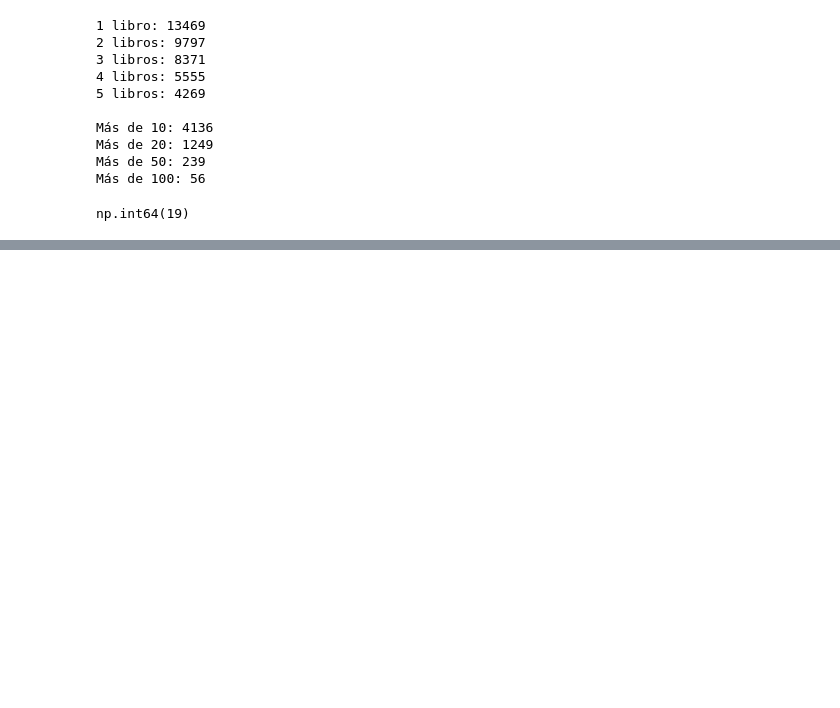
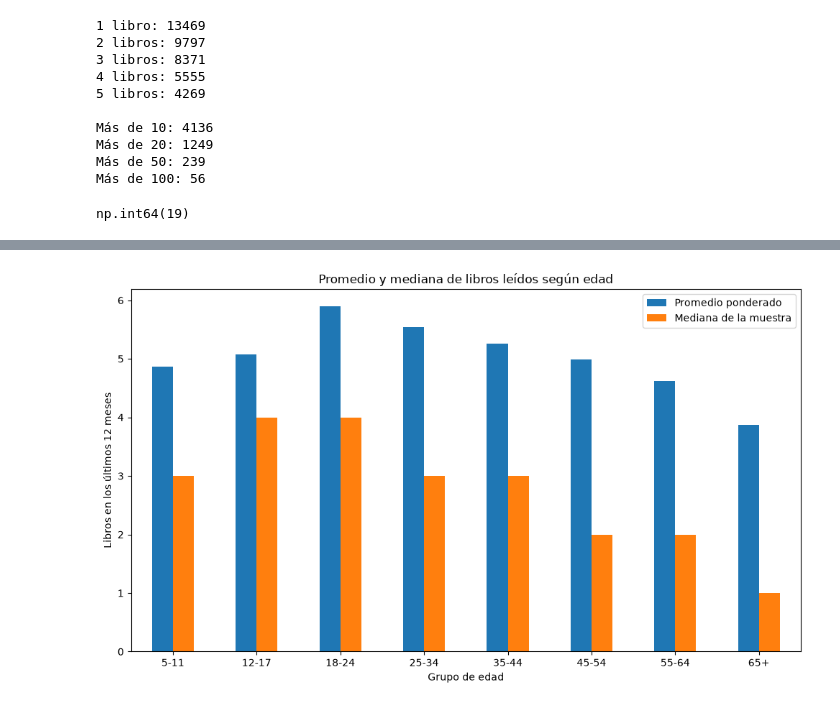
Before and after one commit to juanchocor/Colombia_en_datos, a Jupyter notebook: episodios/005_pruebas_pisa/notebooks/001_exploracion_inicial.ipynb, the cells around one changed output, grey strips where cells are left out. Cells and saved outputs as stored; diff of their text form; code cells hidden in the pictures; blank space fills up the shorter version.

Commit message:
-Exploracion inicial y primeras conclusiones de lectura ENLEC-

```diff
--- a/episodios/005_pruebas_pisa/notebooks/001_exploracion_inicial.ipynb
+++ b/episodios/005_pruebas_pisa/notebooks/001_exploracion_inicial.ipynb
@@ -1446,0 +2871,2 @@ np.int64(19)
+# %%
+base_analitica["edad"] = base_analitica["P5785"]
@@ -1446,0 +3032,22 @@ np.int64(19)
+# %%
+# Promedio ponderado y mediana por grupo de edad
+
+comparacion_edad = (
+    base_analitica[
+        base_analitica["universo_lectura"]
+    ]
+    .groupby("grupo_edad", observed=False)
+    .apply(
+        lambda x: pd.Series({
+            "promedio_ponderado": np.average(
+                x["libros_12m"],
+                weights=x["FEX_C"]
+            ),
+            "mediana_muestra": x["libros_12m"].median(),
+            "n": len(x),
+            "poblacion": x["FEX_C"].sum()
+        })
+    )
+)
+
+comparacion_edad
@@ -1446,0 +3065,19 @@ np.int64(19)
+# %%
+import matplotlib.pyplot as plt
+
+comparacion_edad[
+    ["promedio_ponderado", "mediana_muestra"]
+].plot(
+    kind="bar",
+    figsize=(10, 6)
+)
+
+plt.title("Promedio y mediana de libros leídos según edad")
+plt.xlabel("Grupo de edad")
+plt.ylabel("Libros en los últimos 12 meses")
+plt.xticks(rotation=0)
+plt.legend(["Promedio ponderado", "Mediana de la muestra"])
+plt.tight_layout()
+plt.show()
+# %% [output]
+[figure, added]
```
Also changed, not shown: parts of 149 cells of this notebook, 1 other file.
